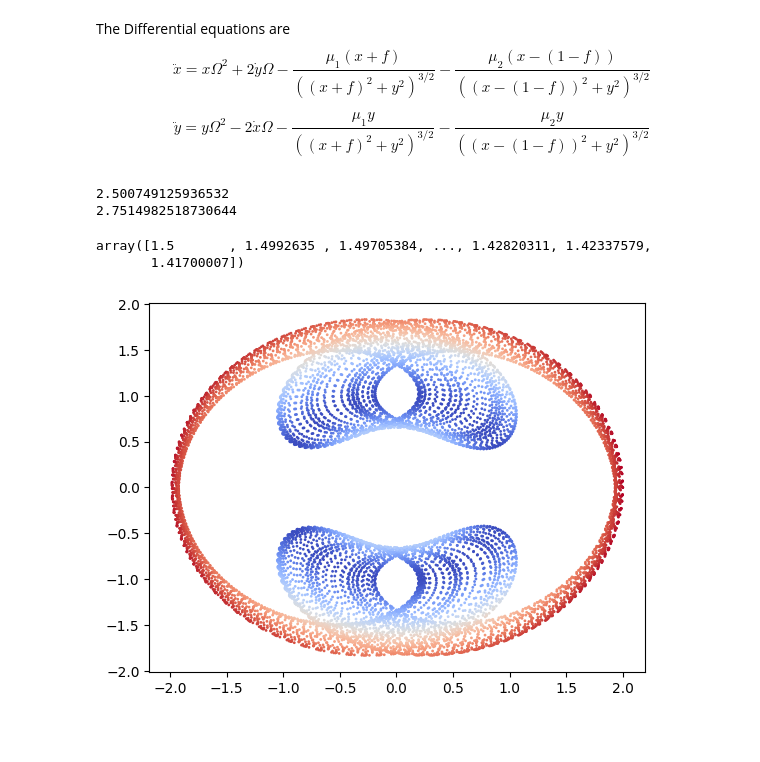
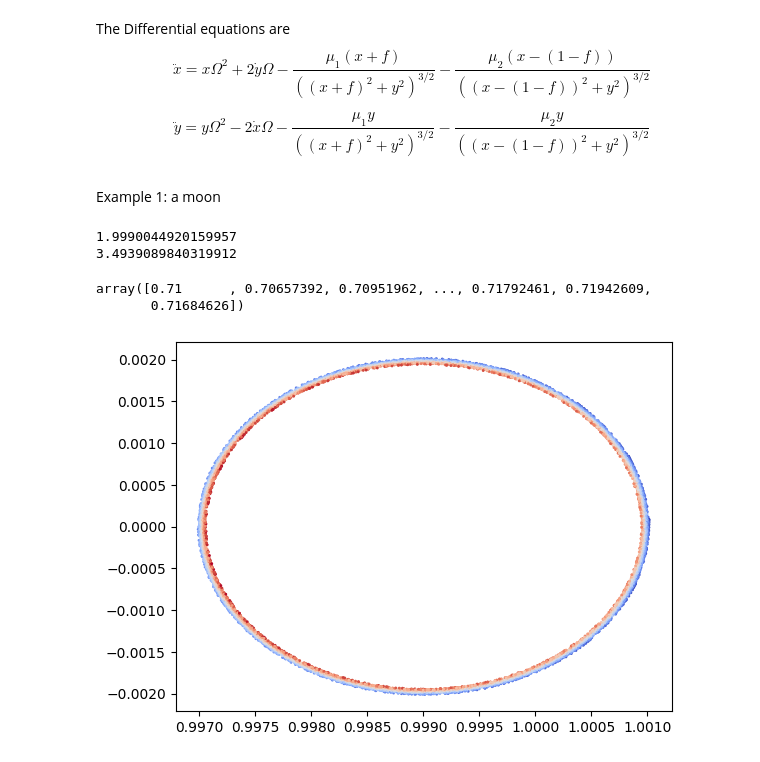
Before and after one commit to MickeyOSK139/MyPersonalWorks, a Jupyter notebook: ComputationalProj.ipynb, the cells around one changed output. Saved outputs shown, nothing was run; the diff lists cells and outputs as text; code cells hidden in the pictures; blank space fills up the shorter version.

Commit message:
Added Examples

```diff
--- a/ComputationalProj.ipynb
+++ b/ComputationalProj.ipynb
@@ -23,27 +23,29 @@ def model_3body(z,t, Omega, mu):
     dvydt = y*Omega**2 - 2*vx*Omega - y/((x+mu)**2+y**2)**1.5 - (mu*y)/((x-1+mu)**2+y**2)**1.5
     dzdt = [dxdt, dvxdt, dydt, dvydt]
     return dzdt
+# %% [markdown]
+Example 1: a moon
 # %%
 Nout = 10000
-t = np.linspace(0, 1000, Nout+1)
+t = np.linspace(0, 100, Nout+1)
 Omega = 1
 mu = 1e-3
-z0 = [2, 0, 0, -1.5]
+z0 = [1.001, 0, 0, -0.71]
 z = odeint(model_3body,z0,t, args=(Omega, mu))
 Nout = len(t)
 x = z[:,0]
 y = z[:,2]
 v = np.sqrt(z[:,1]**2 + z[:,3]**2)
 v1 = v/np.max(v)
 plt.scatter(x, y, s =1, c = v1, cmap = "coolwarm")
 U = Omega**2/2*(z0[0]**2+z0[2]**2) + 1/((z0[0]+mu)**2+z0[2]**2)**0.5 + mu/((z0[0]-1+mu)**2+z0[2]**2)**0.5
 J_0 = 2*U - z0[1]**2 - z0[3]**2
 print (U)
 print (J_0)
 v
 # %% [output]
-2.500749125936532
-2.7514982518730644
+1.9990044920159957
+3.4939089840319912
-array([1.5       , 1.4992635 , 1.49705384, ..., 1.42820311, 1.42337579,
-       1.41700007])
+array([0.71      , 0.70657392, 0.70951962, ..., 0.71792461, 0.71942609,
+       0.71684626])
-[figure, old version]
+[figure, new version]
```
Also changed, not shown: parts of 4 cells of this notebook.
